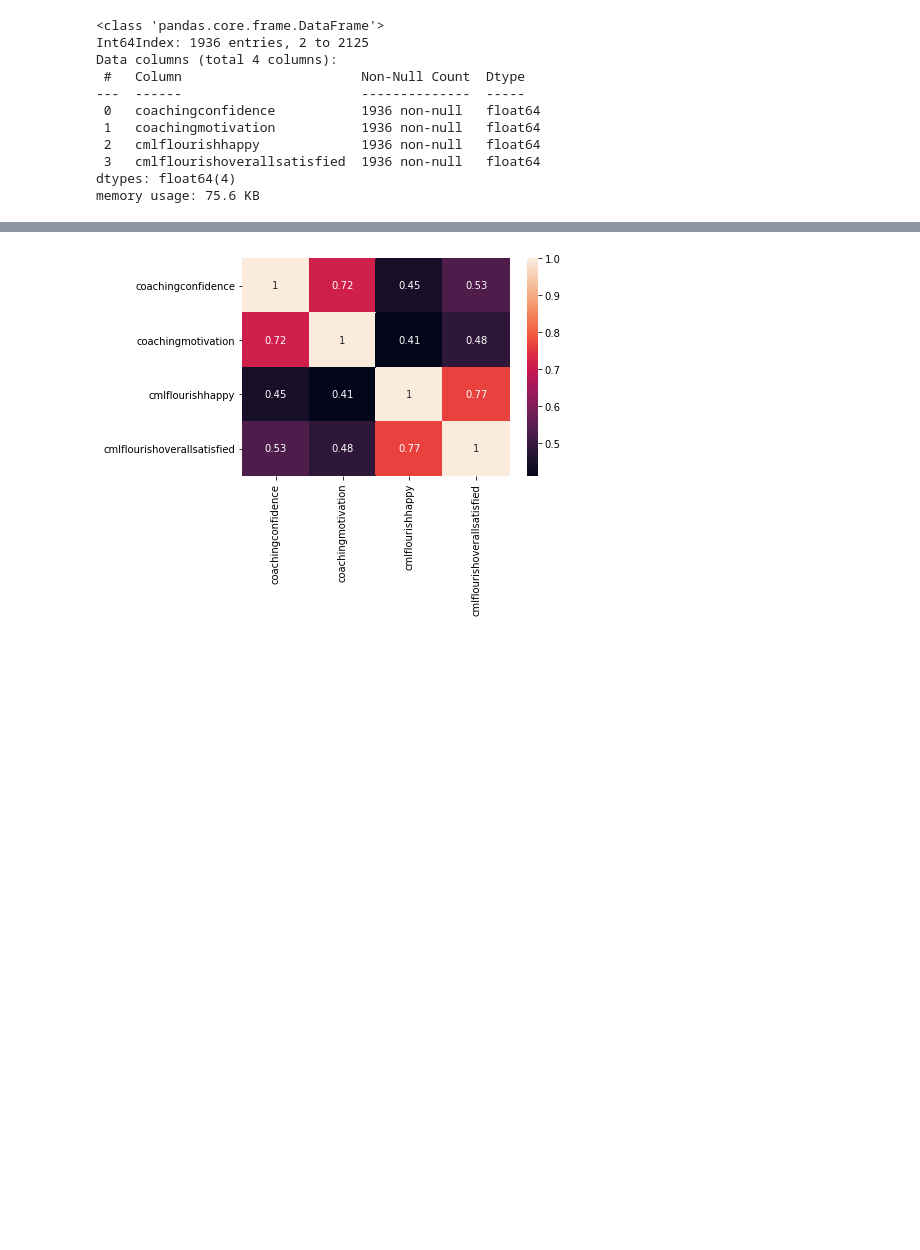
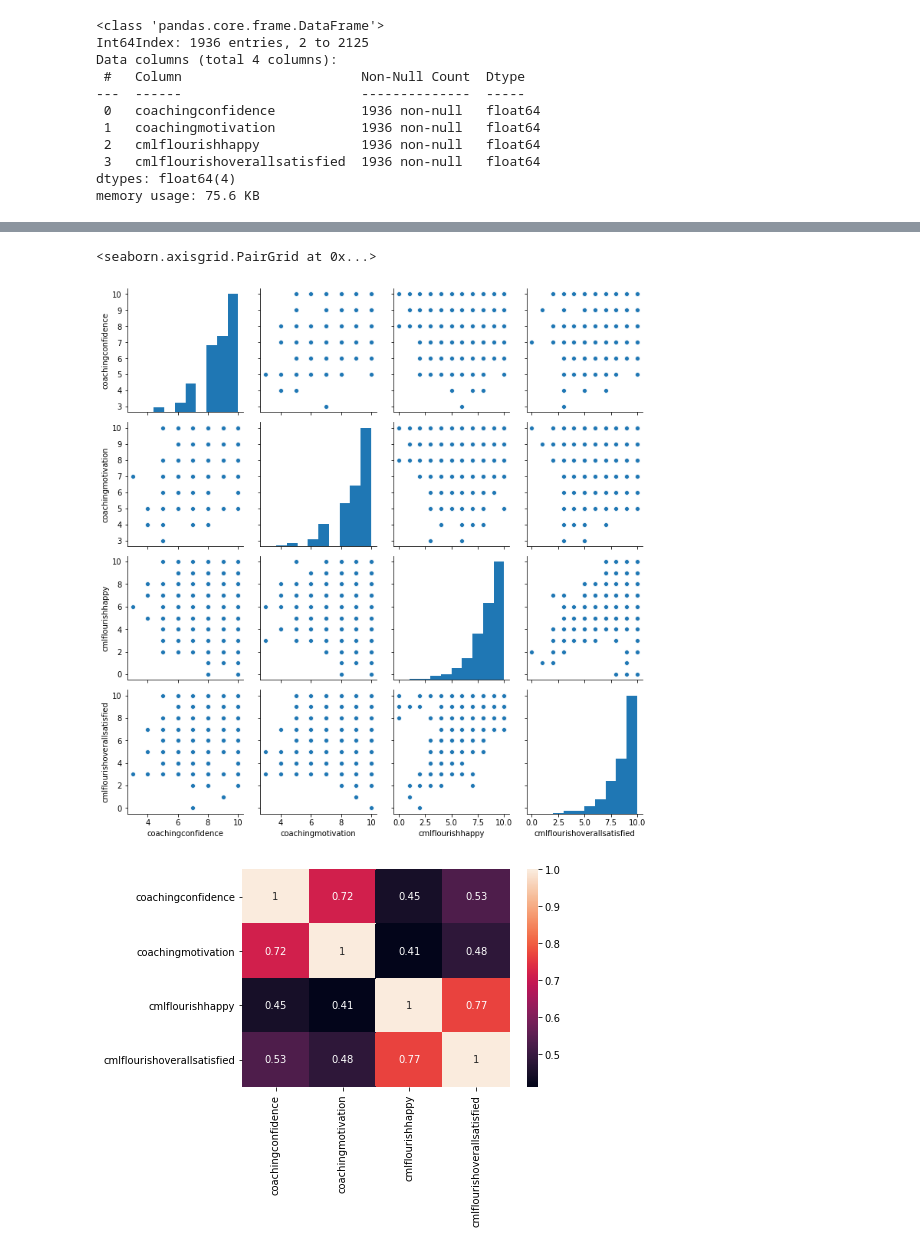
Before and after one commit to darneson1989/2021Coaching, a Jupyter notebook: Survey2021.ipynb, the cells around one changed output, grey strips where cells are left out. Saved outputs shown, nothing was run; the diff lists cells and outputs as text; code cells hidden in the pictures; blank space fills up the shorter version.

```diff
--- a/Survey2021.ipynb
+++ b/Survey2021.ipynb
@@ -483,0 +482,5 @@ memory usage: 75.6 KB
+# %%
+sns.pairplot(small_survey)
+# %% [output]
+<seaborn.axisgrid.PairGrid at 0x...>
+[figure, added]
```
Also changed, not shown: parts of 23 cells of this notebook.
